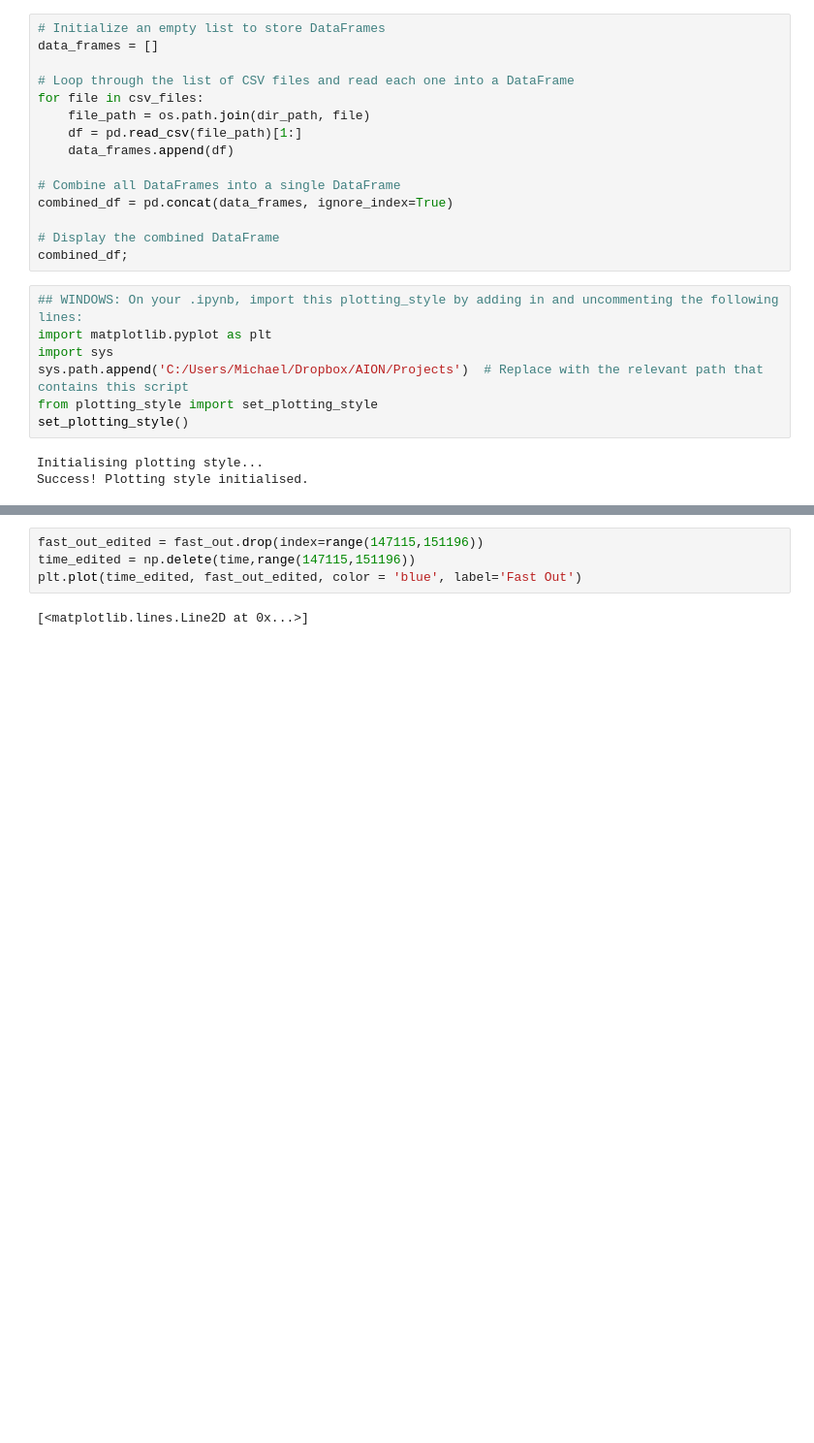
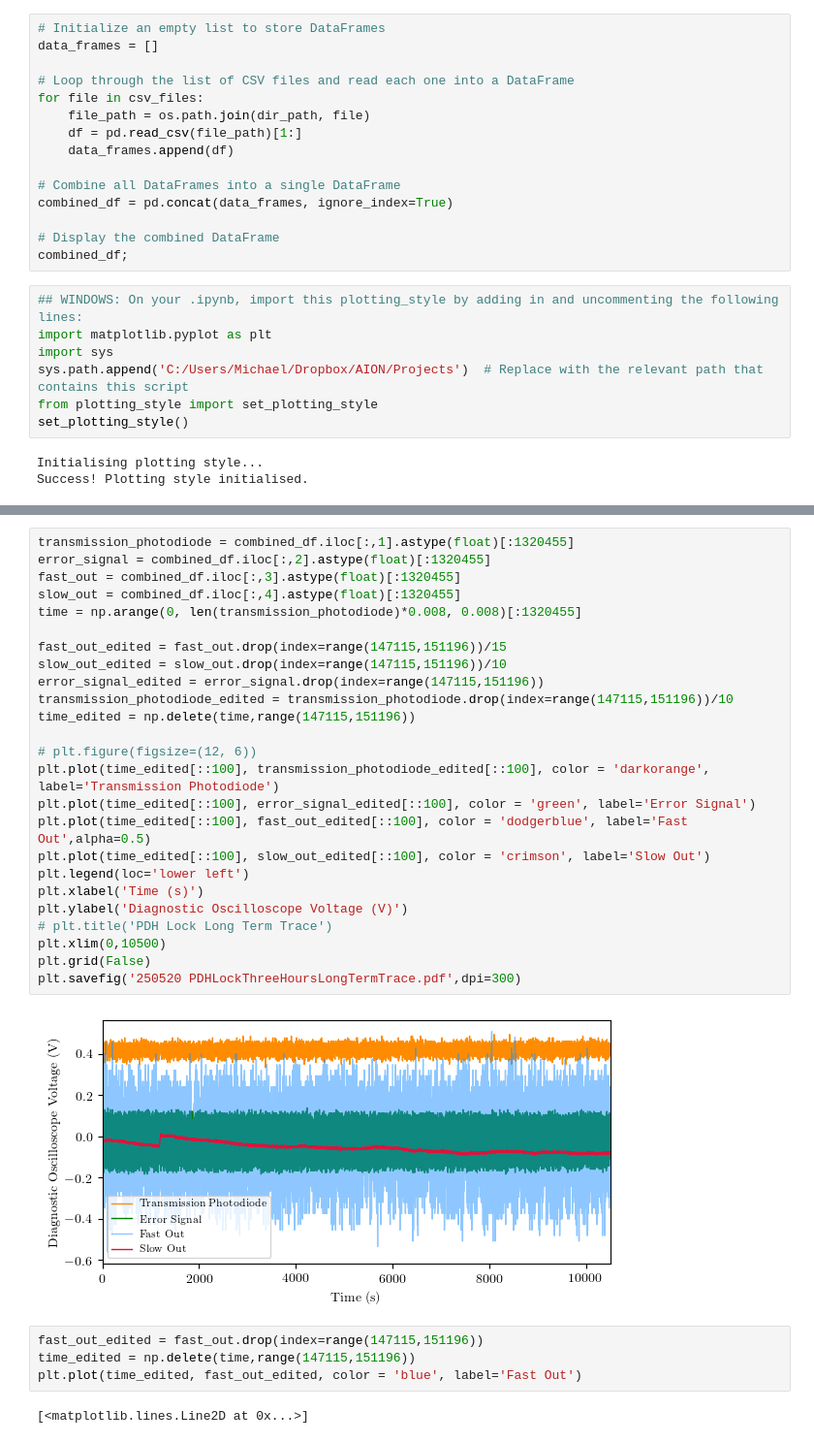
Before and after one commit to hsuchungchuan/Projects, a Jupyter notebook: 241201 PDHLockLongTermTraceThreeHours/241201 PDHLockLongTermTraceThreeHours.ipynb, the cells around one changed output, grey strips where cells are left out. Shown: that part at 97% size. Cells and saved outputs as stored; diff of their text form; blank space fills up the shorter version.

```diff
--- a/241201 PDHLockLongTermTraceThreeHours/241201 PDHLockLongTermTraceThreeHours.ipynb
+++ b/241201 PDHLockLongTermTraceThreeHours/241201 PDHLockLongTermTraceThreeHours.ipynb
@@ -96,3 +157,30 @@ plt.savefig('PDH Lock Long Term Trace.pdf',dpi=1200)
+# %%
+transmission_photodiode = combined_df.iloc[:,1].astype(float)[:1320455]
+error_signal = combined_df.iloc[:,2].astype(float)[:1320455]
+fast_out = combined_df.iloc[:,3].astype(float)[:1320455]
+slow_out = combined_df.iloc[:,4].astype(float)[:1320455]
+time = np.arange(0, len(transmission_photodiode)*0.008, 0.008)[:1320455]
+
+fast_out_edited = fast_out.drop(index=range(147115,151196))/15
+slow_out_edited = slow_out.drop(index=range(147115,151196))/10
+error_signal_edited = error_signal.drop(index=range(147115,151196))
+transmission_photodiode_edited = transmission_photodiode.drop(index=range(147115,151196))/10
+time_edited = np.delete(time,range(147115,151196))
+
+# plt.figure(figsize=(12, 6))
+plt.plot(time_edited[::100], transmission_photodiode_edited[::100], color = 'darkorange', label='Transmission Photodiode')
+plt.plot(time_edited[::100], error_signal_edited[::100], color = 'green', label='Error Signal')
+plt.plot(time_edited[::100], fast_out_edited[::100], color = 'dodgerblue', label='Fast Out',alpha=0.5)
+plt.plot(time_edited[::100], slow_out_edited[::100], color = 'crimson', label='Slow Out')
+plt.legend(loc='lower left')
+plt.xlabel('Time (s)')
+plt.ylabel('Diagnostic Oscilloscope Voltage (V)')
+# plt.title('PDH Lock Long Term Trace')
+plt.xlim(0,10500)
+plt.grid(False)
+plt.savefig('250520 PDHLockThreeHoursLongTermTrace.pdf',dpi=300)
+# %% [output]
+[figure, added]
 # %%
 fast_out_edited = fast_out.drop(index=range(147115,151196))
 time_edited = np.delete(time,range(147115,151196))
```
Also changed, not shown: parts of 10 cells of this notebook, 35 other files.
